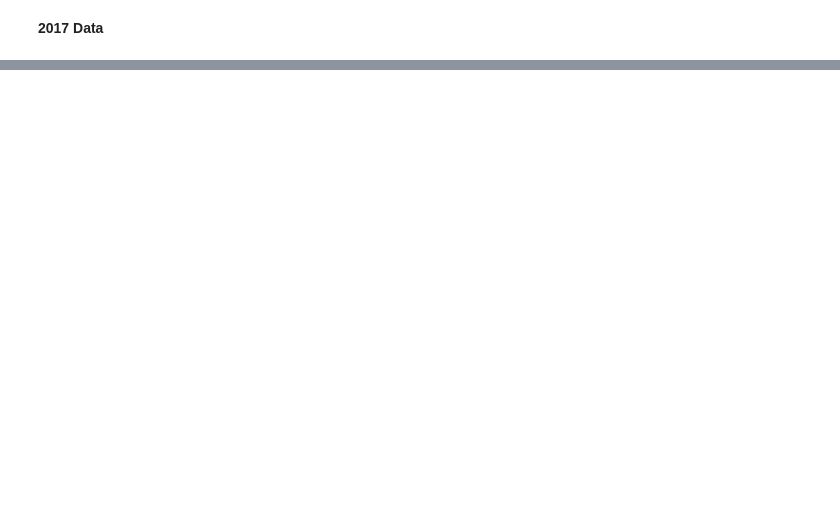
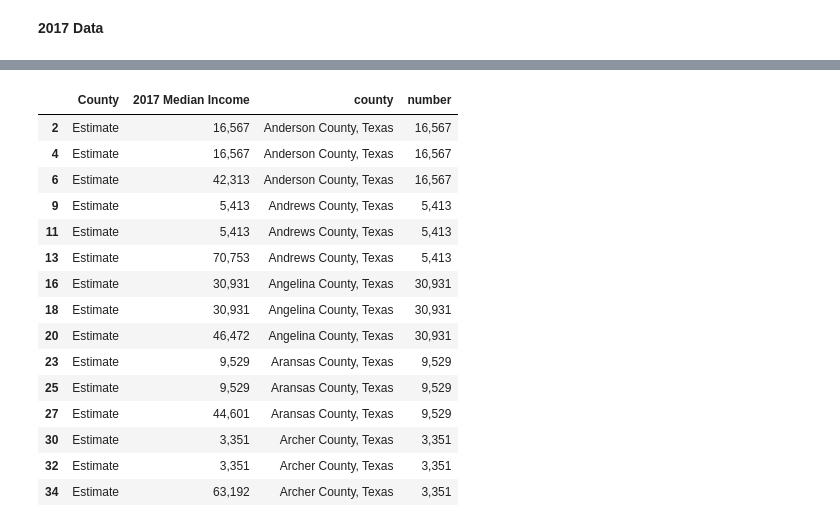
Before and after one commit to rune-encoder/Project-1, a Jupyter notebook: notebooks/individual_work/bryce_exploration/Data Cleaning/TX_ZIP_Income_Cleaned.ipynb, the cells around one changed output, grey strips where cells are left out. Cells and saved outputs as stored; diff of their text form; code cells hidden in the pictures; blank space fills up the shorter version.

```diff
--- a/notebooks/individual_work/bryce_exploration/Data Cleaning/TX_ZIP_Income_Cleaned.ipynb
+++ b/notebooks/individual_work/bryce_exploration/Data Cleaning/TX_ZIP_Income_Cleaned.ipynb
@@ -15,0 +35,4 @@ tx_raw_22_df = pd.read_csv(Path("../../../../data/raw_data/median_income/ACSST5Y
+# %%
+#Rename 2017 Columns
+tx_17_df = tx_raw_17_df.rename(columns={"Label (Grouping)":"County","HOUSEHOLD INCOME BY RACE AND HISPANIC OR LATINO ORIGIN OF HOUSEHOLDER!!Households":"2017 Median Income"})
+tx_17_df.head(15)
@@ -15,0 +56,9 @@ tx_raw_22_df = pd.read_csv(Path("../../../../data/raw_data/median_income/ACSST5Y
+# %%
+#Moving County names
+tx_17_df['county'] = tx_17_df['County'].where(tx_17_df['County'].str.contains('County'))
+
+tx_17_df['county'] = tx_17_df['county'].ffill()
+
+tx_17_df = tx_17_df.loc[~tx_17_df['County'].str.contains('County')]
+
+tx_17_df.head(15)
@@ -15,0 +82,11 @@ tx_raw_22_df = pd.read_csv(Path("../../../../data/raw_data/median_income/ACSST5Y
+# %%
+#Moving values
+filter_number = tx_17_df["County"].str.contains("Number")
+
+filter_num_true = filter_number.loc[filter_number].index
+
+filter_num_plus = filter_number.loc[filter_number].index+1
+
+value = tx_17_df.loc[filter_num_plus,["2017 Median Income"]]
+
+tx_17_df.head(15)
@@ -15,0 +110,26 @@ tx_raw_22_df = pd.read_csv(Path("../../../../data/raw_data/median_income/ACSST5Y
+# %%
+#Moving Median Income Values
+tx_17_df['number'] = tx_17_df["2017 Median Income"].where(tx_17_df.index.isin(filter_num_plus))
+
+tx_17_df['number'] = tx_17_df['number'].ffill()
+
+tx_17_df = tx_17_df.loc[~tx_17_df['2017 Median Income'].isnull()]
+
+tx_17_df.head(15)
+# %% [output]
+|  | County | 2017 Median Income | county | number |
+| 2 | Estimate | 16,567 | Anderson County, Texas | 16,567 |
+| 4 | Estimate | 16,567 | Anderson County, Texas | 16,567 |
+| 6 | Estimate | 42,313 | Anderson County, Texas | 16,567 |
+| 9 | Estimate | 5,413 | Andrews County, Texas | 5,413 |
+| 11 | Estimate | 5,413 | Andrews County, Texas | 5,413 |
+| 13 | Estimate | 70,753 | Andrews County, Texas | 5,413 |
+| 16 | Estimate | 30,931 | Angelina County, Texas | 30,931 |
+| 18 | Estimate | 30,931 | Angelina County, Texas | 30,931 |
+| 20 | Estimate | 46,472 | Angelina County, Texas | 30,931 |
+| 23 | Estimate | 9,529 | Aransas County, Texas | 9,529 |
+| 25 | Estimate | 9,529 | Aransas County, Texas | 9,529 |
+| 27 | Estimate | 44,601 | Aransas County, Texas | 9,529 |
+| 30 | Estimate | 3,351 | Archer County, Texas | 3,351 |
+| 32 | Estimate | 3,351 | Archer County, Texas | 3,351 |
+| 34 | Estimate | 63,192 | Archer County, Texas | 3,351 |
```
Also changed, not shown: parts of 32 cells of this notebook, 2 other files.
